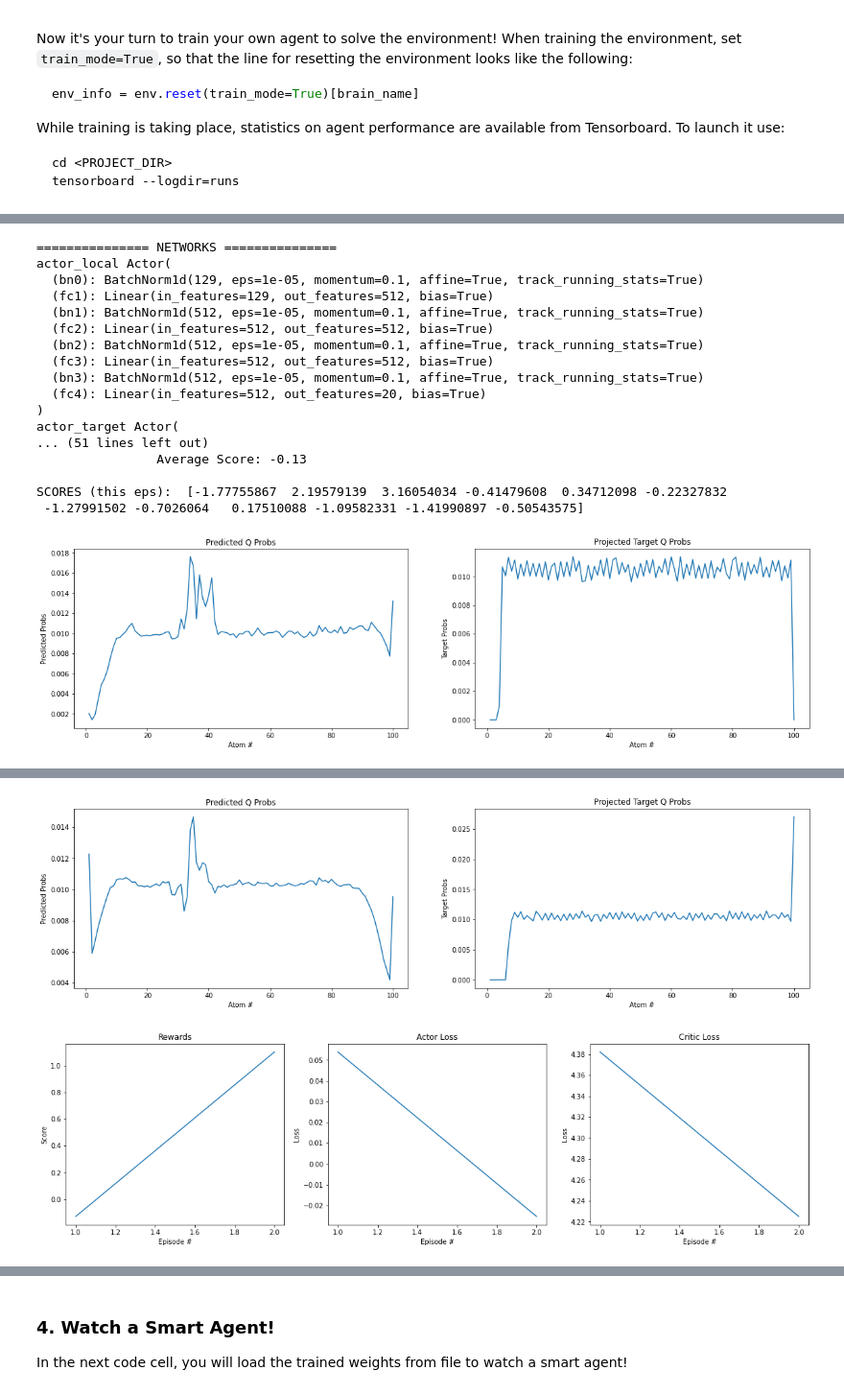
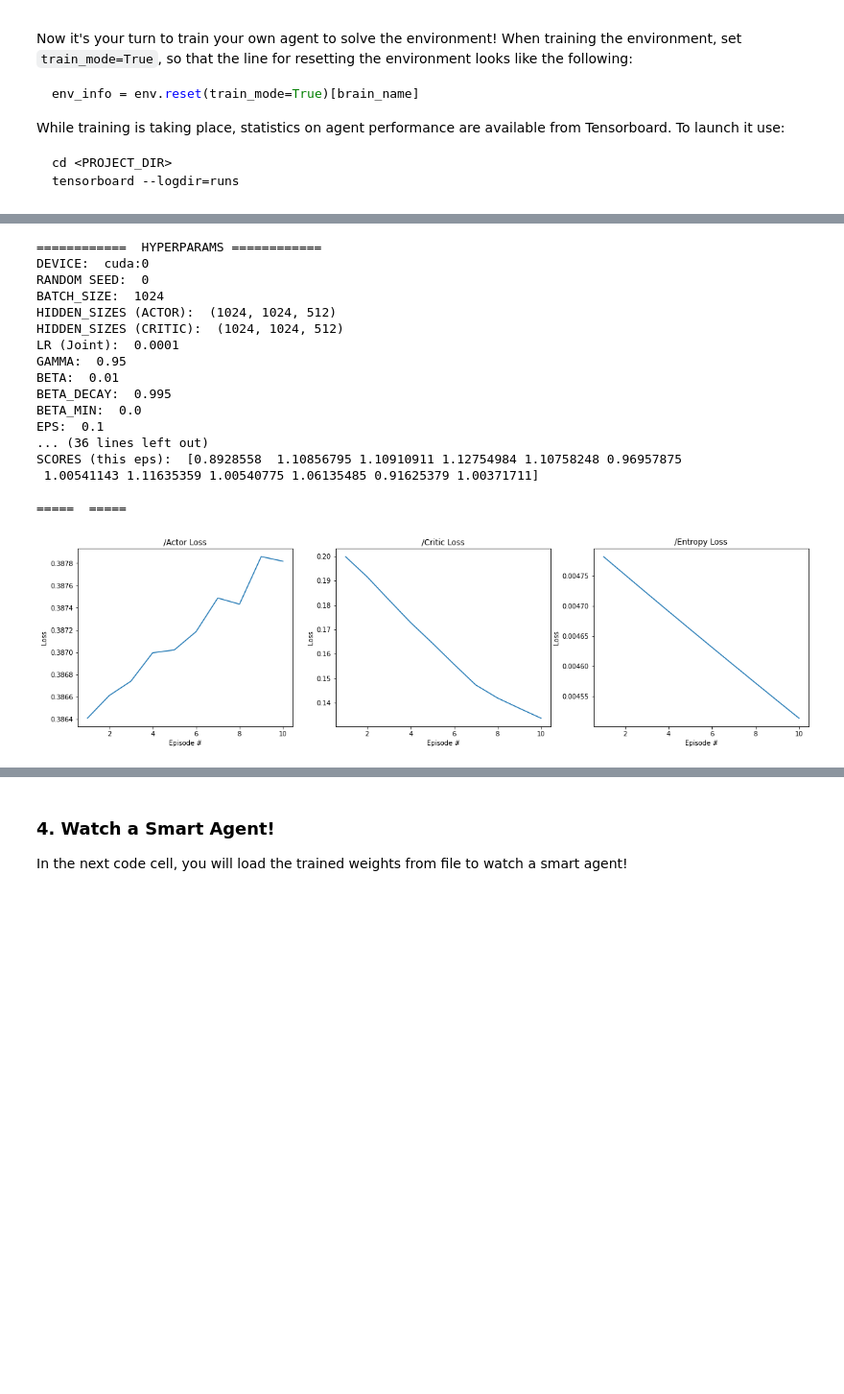
Before and after one commit to derektan95/Deep-Reinforcement-Learning-Algorithms, a Jupyter notebook: p2_continuous-control/PPO_Crawler_MultiAgent_Control_Exercise/MultiAgent_Crawler.ipynb, the cells around one changed output, grey strips where cells are left out. Shown at 96% size. Cells and saved outputs as stored; diff of their text form; code cells hidden in the pictures; blank space fills up the shorter version.

Commit message:
[UPDATE] PPO code runs in crawler env. Need to verify if everything is implemented correctly.

````diff
--- a/p2_continuous-control/PPO_Crawler_MultiAgent_Control_Exercise/MultiAgent_Crawler.ipynb
+++ b/p2_continuous-control/PPO_Crawler_MultiAgent_Control_Exercise/MultiAgent_Crawler.ipynb
@@ -220,7 +178,7 @@ cd <PROJECT_DIR>
 tensorboard --logdir=runs
 ```
 # %%
-def d4pg(params=Params(), logger=Logger()):
+def ppo(params=Params(), logger=Logger()):
 
     print ("***STARTED TRAINING AT {} \n".format(get_time('%Y-%m-%d--%H:%M:%S')))
     start_time  = datetime.now()
@@ -255,15 +213,7 @@ def d4pg(params=Params(), logger=Logger()):
             # Perform actions from each agent's policy network (clipped actions [0, -1])
             #actions = [ agent.act(state) for state in states ]
             #actions = np.stack(actions)
-            actions = log_probs = values = []
-            for state in states:
-                action, log_prob, _, value = agent.act(state)
-                actions.append(action)
-                log_probs.append(log_prob)
-                values.append(value)
-            actions = np.stack(actions)
-            log_probs = np.stack(log_probs)
-            values = np.stack(values)
+            actions, log_probs, _, values = agent.act_multi_robots(states)
             env_info = env.step(actions)[brain_name]
             next_states, rewards, dones = env_info.vector_observations, env_info.rewards, env_info.local_done
 
@@ -304,18 +254,23 @@ def d4pg(params=Params(), logger=Logger()):
                 states = next_states
                 break
 
-            # Allow crawler to keep resetting if fall, but reset score to 0 if so
+            # Only collect and learn from subset of data from episode (representative enough)
+            #if t < params.num_steps_collect_data:
             agent.step(states, actions, rewards, log_probs, values, dones)
+            last_states = next_states
+
+            # Allow crawler to keep resetting if fall (score -> 0)
+            # Continue to accumulate score over entire duration max_t to maxmimize observable score
             states = next_states
             score += np.array(rewards)
             score = np.where(dones, 0, score)
 
-            # Break if any of the agent is done
+            # Break if all agents are done (auto @ step=1000)
             if all(dones):   # any()
                 break
 
         # Learn from episode (add last state if using GAE)
-        agent.add_last_state(next_states)
+        agent.add_last_state(last_states)
         agent.learn()
 
         # Print crucial results for progress tracking
@@ -330,7 +285,6 @@ def d4pg(params=Params(), logger=Logger()):
             print('\rEpisode {}: \tActor Loss: {:.2f} \tCritic Loss: {:.2f} \n\t\tAverage Score: {:.2f}\n'
                   .format(i_episode, np.mean(logger.actor_loss_deque), np.mean(logger.critic_loss_deque), np.mean(logger.scores_deque)))
             print('SCORES (this eps): ', score, '\n')
-            logger.plot_categorical_probs()
 
             if np.mean(logger.scores_deque) >= params.target_score:
                 print('\nEnvironment solved in {:d} episodes!\tAverage Score: {:.2f}'
@@ -361,48 +334,45 @@ def d4pg(params=Params(), logger=Logger()):
 # %%
 ##################
 # QUICK TEST
 ##################
 
 # Params Override: Initialized in params.py
 params = Params()
 params.verbose = True
 params.random_seed = 0
-params.n_episodes=2
-params.max_t = 50
-params.print_every = 1
-params.save_every = 1
-params.log_weights_every = 1
-params.prefill_memory_qty=0
+params.n_episodes=10
+params.max_t = 20
+params.print_every = 2
+params.save_every = 2
+params.log_weights_every = 100
 params.terminate_on_target_score = True
 params.target_score = 2500.0
 params.plot_stats = True
-params.batch_size = 32
-params.lr_actor = 1e-5
-params.lr_critic = 1e-4
+params.lr = 1e-4
 params.checkpoint_actor_weights_dir = 'weights/checkpoint_actor/test'
 params.checkpoint_critic_weights_dir = 'weights/checkpoint_critic/test'
 
 
 #### MAIN #####
 logger = Logger(params)
-agent = D4PG_Agent(state_size, action_size, params=params)
-d4pg(params, logger)
+agent = PPO_Agent(state_size, action_size, params=params)
+ppo(params, logger)
 # %% [output]
-=============== NETWORKS ===============
-actor_local Actor(
-  (bn0): BatchNorm1d(129, eps=1e-05, momentum=0.1, affine=True, track_running_stats=True)
-  (fc1): Linear(in_features=129, out_features=512, bias=True)
-  (bn1): BatchNorm1d(512, eps=1e-05, momentum=0.1, affine=True, track_running_stats=True)
-  (fc2): Linear(in_features=512, out_features=512, bias=True)
-  (bn2): BatchNorm1d(512, eps=1e-05, momentum=0.1, affine=True, track_running_stats=True)
-  (fc3): Linear(in_features=512, out_features=512, bias=True)
-  (bn3): BatchNorm1d(512, eps=1e-05, momentum=0.1, affine=True, track_running_stats=True)
-  (fc4): Linear(in_features=512, out_features=20, bias=True)
-)
-actor_target Actor(
-... (51 lines left out)
-                Average Score: -0.13
+============  HYPERPARAMS ============
+DEVICE:  cuda:0
+RANDOM SEED:  0
+BATCH_SIZE:  1024
+HIDDEN_SIZES (ACTOR):  (1024, 1024, 512)
+HIDDEN_SIZES (CRITIC):  (1024, 1024, 512)
+LR (Joint):  0.0001
+GAMMA:  0.95
+BETA:  0.01
+BETA_DECAY:  0.995
+BETA_MIN:  0.0
+EPS:  0.1
+... (36 lines left out)
+SCORES (this eps):  [0.8928558  1.10856795 1.10910911 1.12754984 1.10758248 0.96957875
+ 1.00541143 1.11635359 1.00540775 1.06135485 0.91625379 1.00371711]
 
-SCORES (this eps):  [-1.77755867  2.19579139  3.16054034 -0.41479608  0.34712098 -0.22327832
- -1.27991502 -0.7026064   0.17510088 -1.09582331 -1.41990897 -0.50543575]
+=====  =====
-[figure, old version]
+[figure, new version]
@@ -414,2 +380,0 @@ SCORES (this eps):  [2.04376984 0.37930214 3.71700871 1.59062558 0.83585868 0.69
-[figure, removed]
-[figure, removed]
````
Also changed, not shown: parts of 9 cells of this notebook, 6 other files.
